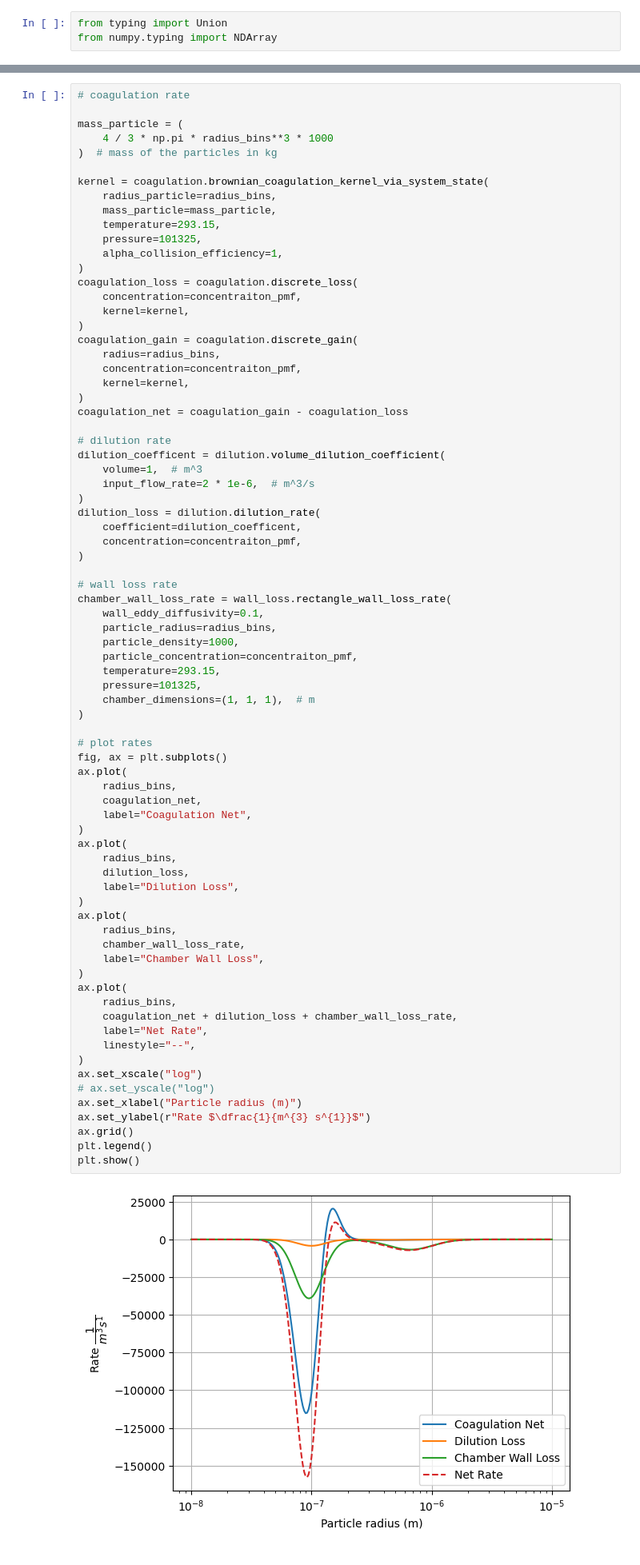
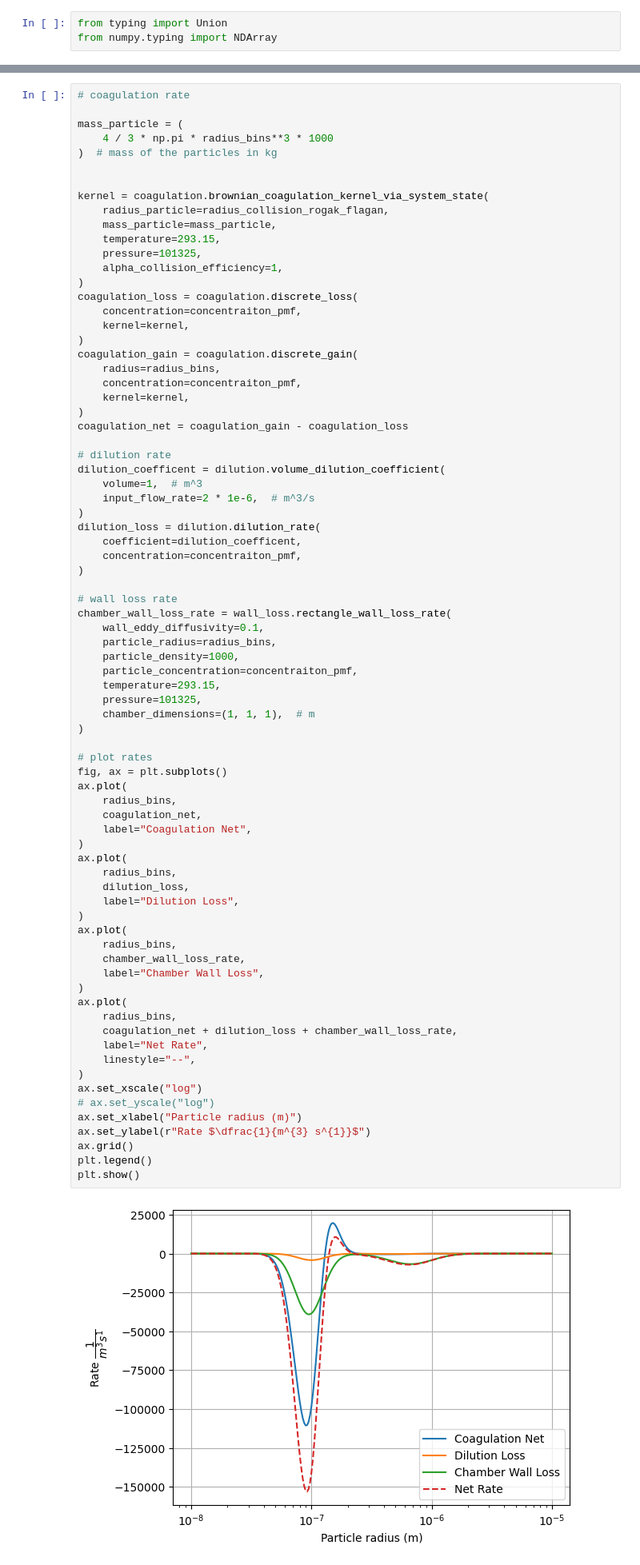
Before and after one commit to uncscode/particula-beta, a Jupyter notebook: docs/How-To-Guides/Chamber_Wall_Loss/Notebooks/Chamber_Forward_Simulation_fractal.ipynb, the cells around one changed output, grey strips where cells are left out. Shown at 80% size. Cells and saved outputs as stored; diff of their text form.

Commit message:
update options for collision

```diff
--- a/docs/How-To-Guides/Chamber_Wall_Loss/Notebooks/Chamber_Forward_Simulation_fractal.ipynb
+++ b/docs/How-To-Guides/Chamber_Wall_Loss/Notebooks/Chamber_Forward_Simulation_fractal.ipynb
@@ -119,8 +180,9 @@ mass_particle = (
     4 / 3 * np.pi * radius_bins**3 * 1000
 )  # mass of the particles in kg
 
+
 kernel = coagulation.brownian_coagulation_kernel_via_system_state(
-    radius_particle=radius_bins,
+    radius_particle=radius_collision_rogak_flagan,
     mass_particle=mass_particle,
     temperature=293.15,
     pressure=101325,
@@ -162,34 +224,34 @@ chamber_wall_loss_rate = wall_loss.rectangle_wall_loss_rate(
 fig, ax = plt.subplots()
 ax.plot(
     radius_bins,
     coagulation_net,
     label="Coagulation Net",
 )
 ax.plot(
     radius_bins,
     dilution_loss,
     label="Dilution Loss",
 )
 ax.plot(
     radius_bins,
     chamber_wall_loss_rate,
     label="Chamber Wall Loss",
 )
 ax.plot(
     radius_bins,
     coagulation_net + dilution_loss + chamber_wall_loss_rate,
     label="Net Rate",
     linestyle="--",
 )
 ax.set_xscale("log")
 # ax.set_yscale("log")
 ax.set_xlabel("Particle radius (m)")
 ax.set_ylabel(r"Rate $\dfrac{1}{m^{3} s^{1}}$")
 ax.grid()
 plt.legend()
 plt.show()
 # %% [output]
-[figure, old version]
+[figure, new version]
 # %% [markdown]
 ## For-loop Simulation
 
```
Also changed, not shown: parts of 4 cells of this notebook, 2 other files.
